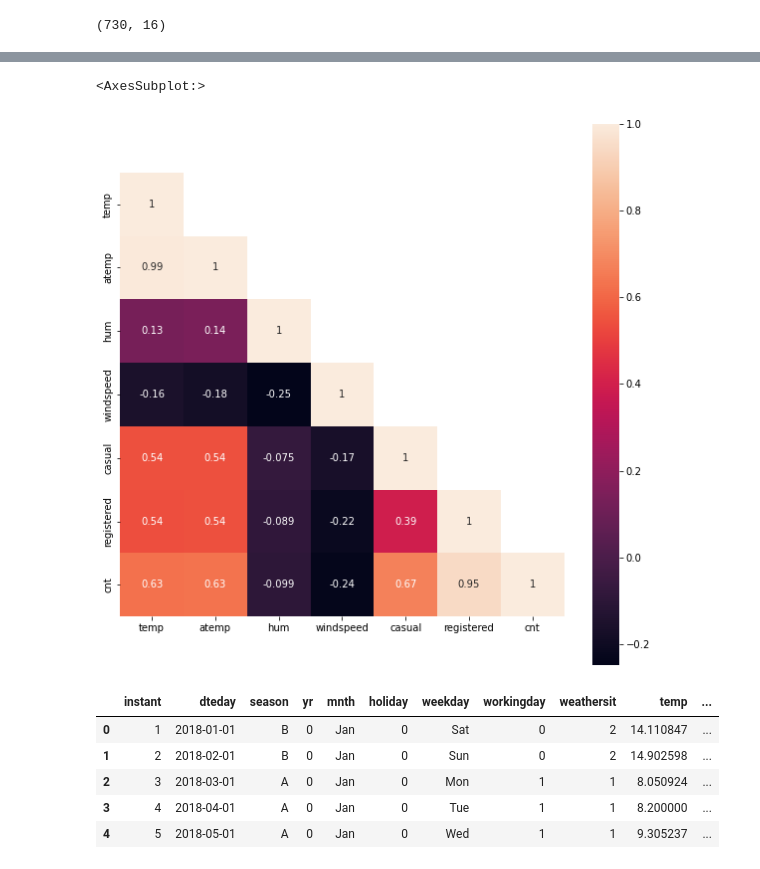
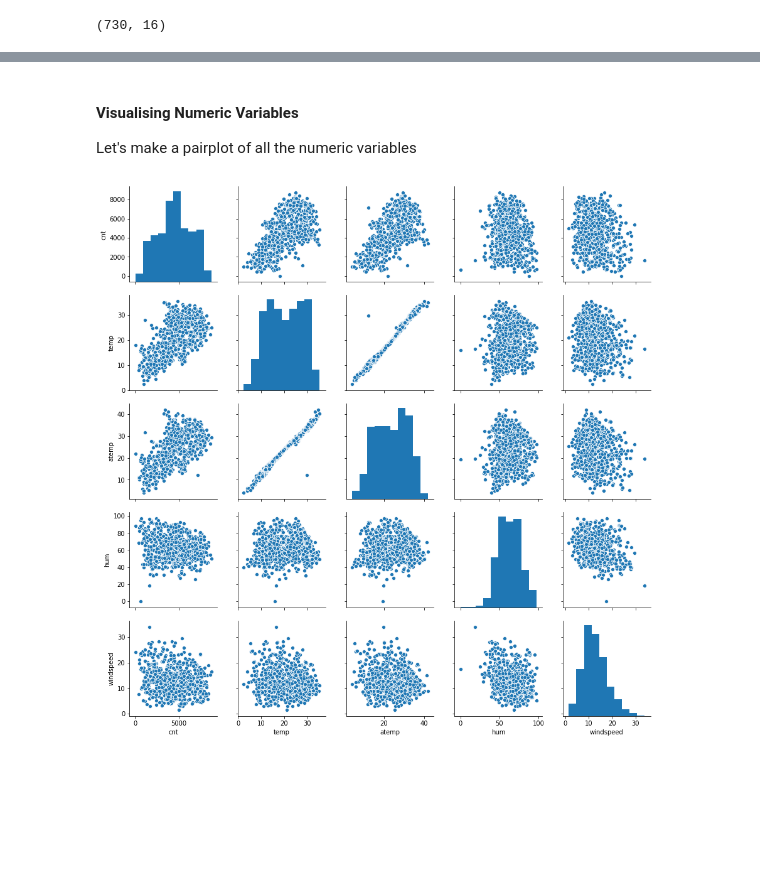
Before and after one commit to Vedantjn/bike-sharing-demand-prediction, a Jupyter notebook: Bikes_Sharing_Demand_Prediction.ipynb, the cells around one changed output, grey strips where cells are left out. Drawn from its saved outputs; the diff is of its cells as text; code cells hidden in the pictures; blank space fills up the shorter version.

```diff
--- a/Bikes_Sharing_Demand_Prediction.ipynb
+++ b/Bikes_Sharing_Demand_Prediction.ipynb
@@ -10,3 +39,3 @@ import numpy as np
 # %%
-#Reading the dataset
-dataset = pd.read_csv('./BoomBikes.csv')
+## reading data
+bike_data = pd.read_csv('day.csv')
@@ -266,10 +96,0 @@ cor
-# %%
-# heatmap
-mask = np.array(cor)
-mask[np.tril_indices_from(mask)] = False
-fig, ax = plt.subplots()
-fig.set_size_inches(10, 10)
-sns.heatmap(cor, mask=mask, vmax = 1, square = True, annot = True)
-# %% [output]
-<AxesSubplot:>
-[figure, removed]
@@ -279,9 +97,9 @@ dataset.drop('atemp', axis = 1, inplace = True)
-# %%
-dataset.head()
-# %% [output]
-|  | instant | dteday | season | yr | mnth | holiday | weekday | workingday | weathersit | temp | ... |
-| 0 | 1 | 2018-01-01 | B | 0 | Jan | 0 | Sat | 0 | 2 | 14.110847 | ... |
-| 1 | 2 | 2018-02-01 | B | 0 | Jan | 0 | Sun | 0 | 2 | 14.902598 | ... |
-| 2 | 3 | 2018-03-01 | A | 0 | Jan | 0 | Mon | 1 | 1 | 8.050924 | ... |
-| 3 | 4 | 2018-04-01 | A | 0 | Jan | 0 | Tue | 1 | 1 | 8.200000 | ... |
-| 4 | 5 | 2018-05-01 | A | 0 | Jan | 0 | Wed | 1 | 1 | 9.305237 | ... |
+# %% [markdown]
+#### Visualising Numeric Variables
+
+Let's make a pairplot of all the numeric variables
+# %%
+sns.pairplot(data=bike_data,vars=['cnt', 'temp', 'atemp', 'hum','windspeed'])
+plt.show()
+# %% [output]
+[figure, added]
```
Also changed, not shown: parts of 123 cells of this notebook.
